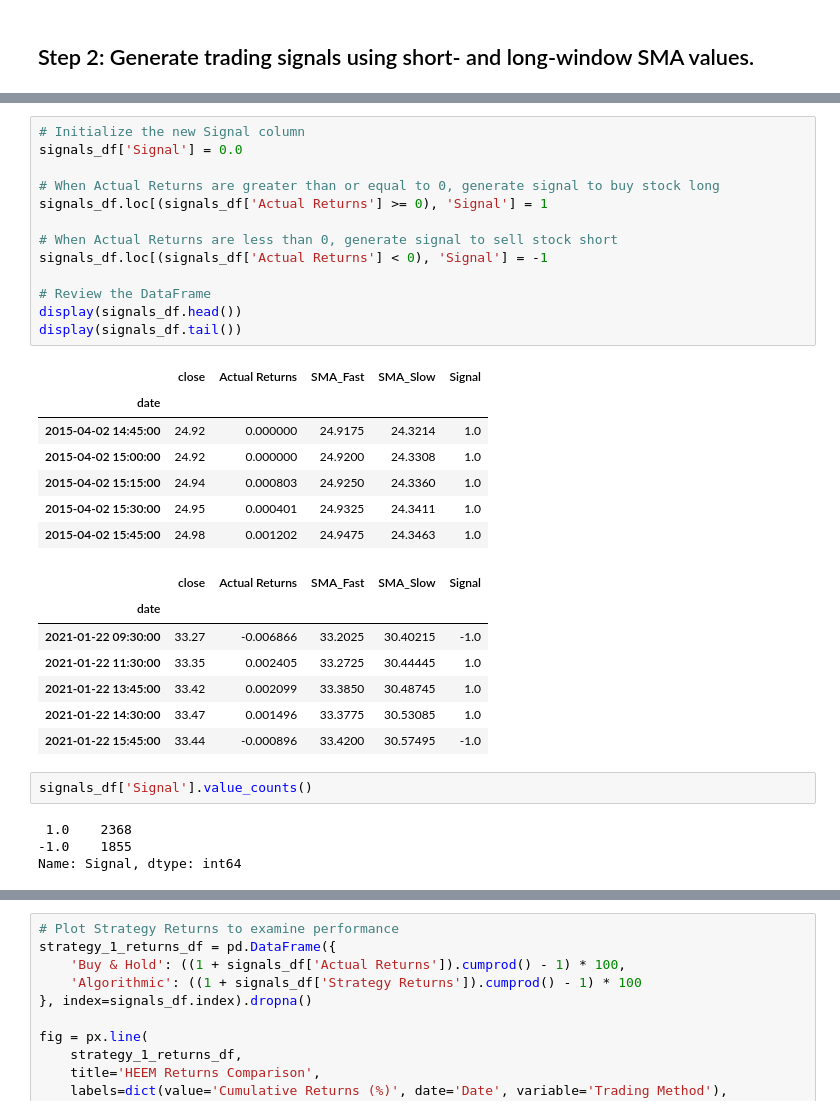
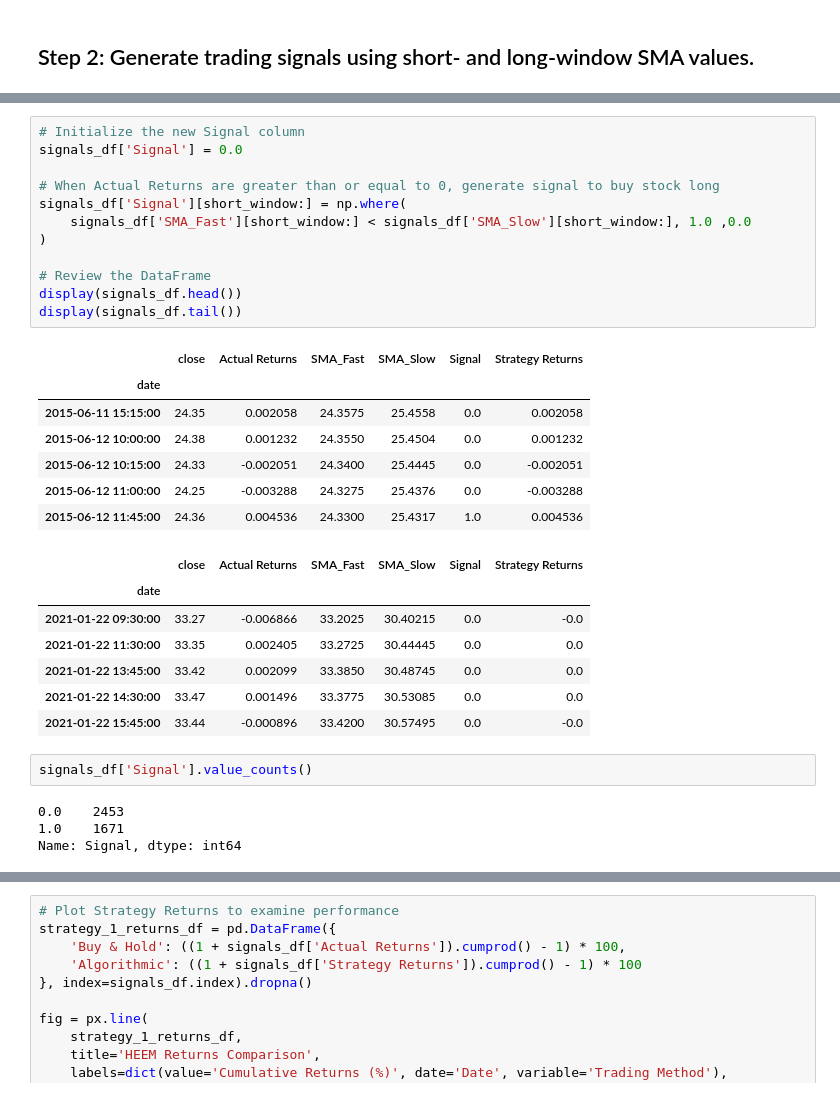
Before and after one commit to adamgulyas/heem-ml-trading-bot, a Jupyter notebook: machine_learning_trading_bot.ipynb, the cells around one changed output, grey strips where cells are left out. Drawn from its saved outputs; the diff is of its cells as text.

```diff
--- a/machine_learning_trading_bot.ipynb
+++ b/machine_learning_trading_bot.ipynb
@@ -107,36 +107,35 @@ display(signals_df.tail())
 # %%
 # Initialize the new Signal column
 signals_df['Signal'] = 0.0
 
 # When Actual Returns are greater than or equal to 0, generate signal to buy stock long
-signals_df.loc[(signals_df['Actual Returns'] >= 0), 'Signal'] = 1
-
-# When Actual Returns are less than 0, generate signal to sell stock short
-signals_df.loc[(signals_df['Actual Returns'] < 0), 'Signal'] = -1
+signals_df['Signal'][short_window:] = np.where(
+    signals_df['SMA_Fast'][short_window:] < signals_df['SMA_Slow'][short_window:], 1.0 ,0.0
+)
 
 # Review the DataFrame
 display(signals_df.head())
 display(signals_df.tail())
 # %% [output]
-|  | close | Actual Returns | SMA_Fast | SMA_Slow | Signal |
-| date |  |  |  |  |  |
-| 2015-04-02 14:45:00 | 24.92 | 0.000000 | 24.9175 | 24.3214 | 1.0 |
-| 2015-04-02 15:00:00 | 24.92 | 0.000000 | 24.9200 | 24.3308 | 1.0 |
-| 2015-04-02 15:15:00 | 24.94 | 0.000803 | 24.9250 | 24.3360 | 1.0 |
-| 2015-04-02 15:30:00 | 24.95 | 0.000401 | 24.9325 | 24.3411 | 1.0 |
-| 2015-04-02 15:45:00 | 24.98 | 0.001202 | 24.9475 | 24.3463 | 1.0 |
+|  | close | Actual Returns | SMA_Fast | SMA_Slow | Signal | Strategy Returns |
+| date |  |  |  |  |  |  |
+| 2015-06-11 15:15:00 | 24.35 | 0.002058 | 24.3575 | 25.4558 | 0.0 | 0.002058 |
+| 2015-06-12 10:00:00 | 24.38 | 0.001232 | 24.3550 | 25.4504 | 0.0 | 0.001232 |
+| 2015-06-12 10:15:00 | 24.33 | -0.002051 | 24.3400 | 25.4445 | 0.0 | -0.002051 |
+| 2015-06-12 11:00:00 | 24.25 | -0.003288 | 24.3275 | 25.4376 | 0.0 | -0.003288 |
+| 2015-06-12 11:45:00 | 24.36 | 0.004536 | 24.3300 | 25.4317 | 1.0 | 0.004536 |
-|  | close | Actual Returns | SMA_Fast | SMA_Slow | Signal |
-| date |  |  |  |  |  |
-| 2021-01-22 09:30:00 | 33.27 | -0.006866 | 33.2025 | 30.40215 | -1.0 |
-| 2021-01-22 11:30:00 | 33.35 | 0.002405 | 33.2725 | 30.44445 | 1.0 |
-| 2021-01-22 13:45:00 | 33.42 | 0.002099 | 33.3850 | 30.48745 | 1.0 |
-| 2021-01-22 14:30:00 | 33.47 | 0.001496 | 33.3775 | 30.53085 | 1.0 |
-| 2021-01-22 15:45:00 | 33.44 | -0.000896 | 33.4200 | 30.57495 | -1.0 |
+|  | close | Actual Returns | SMA_Fast | SMA_Slow | Signal | Strategy Returns |
+| date |  |  |  |  |  |  |
+| 2021-01-22 09:30:00 | 33.27 | -0.006866 | 33.2025 | 30.40215 | 0.0 | -0.0 |
+| 2021-01-22 11:30:00 | 33.35 | 0.002405 | 33.2725 | 30.44445 | 0.0 | 0.0 |
+| 2021-01-22 13:45:00 | 33.42 | 0.002099 | 33.3850 | 30.48745 | 0.0 | 0.0 |
+| 2021-01-22 14:30:00 | 33.47 | 0.001496 | 33.3775 | 30.53085 | 0.0 | 0.0 |
+| 2021-01-22 15:45:00 | 33.44 | -0.000896 | 33.4200 | 30.57495 | 0.0 | -0.0 |
 # %%
 signals_df['Signal'].value_counts()
 # %% [output]
- 1.0    2368
--1.0    1855
+0.0    2453
+1.0    1671
 Name: Signal, dtype: int64
 # %%
 # Calculate the strategy returns and add them to the signals_df DataFrame
```
Also changed, not shown: parts of 16 cells of this notebook, 9 other files.
